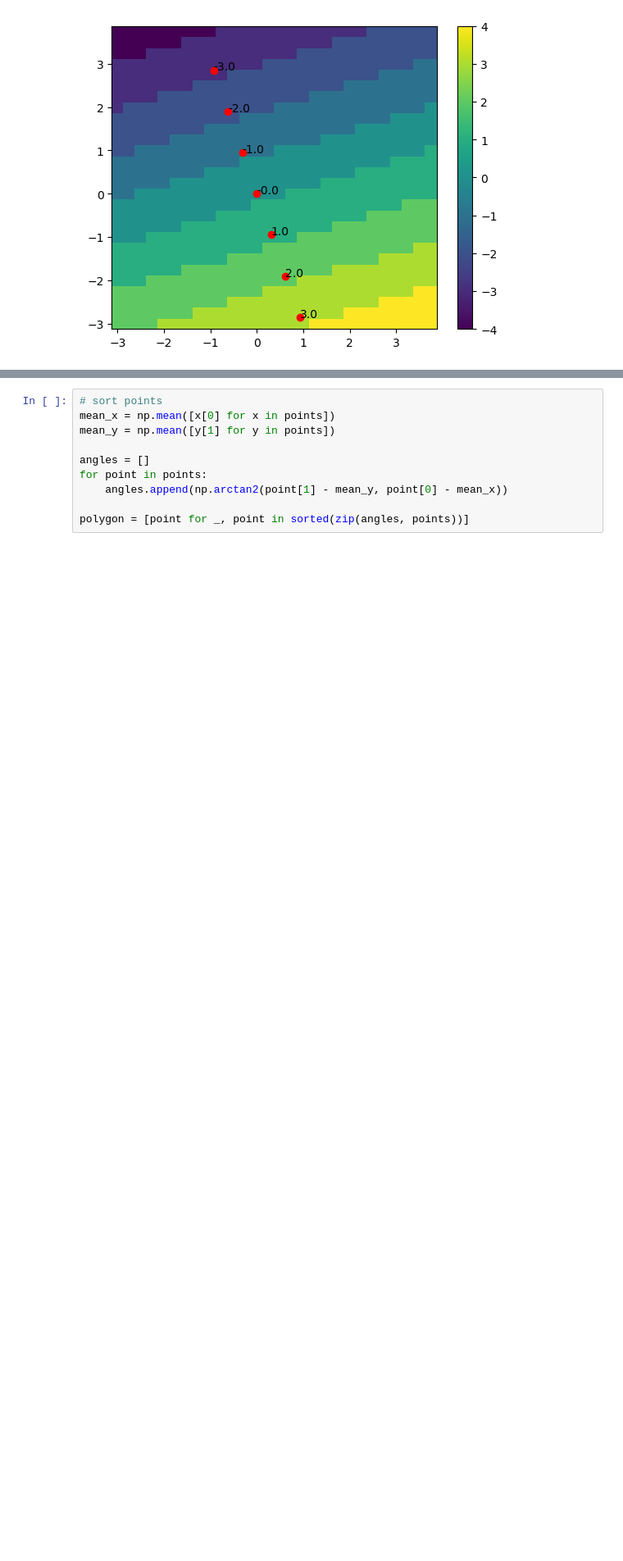
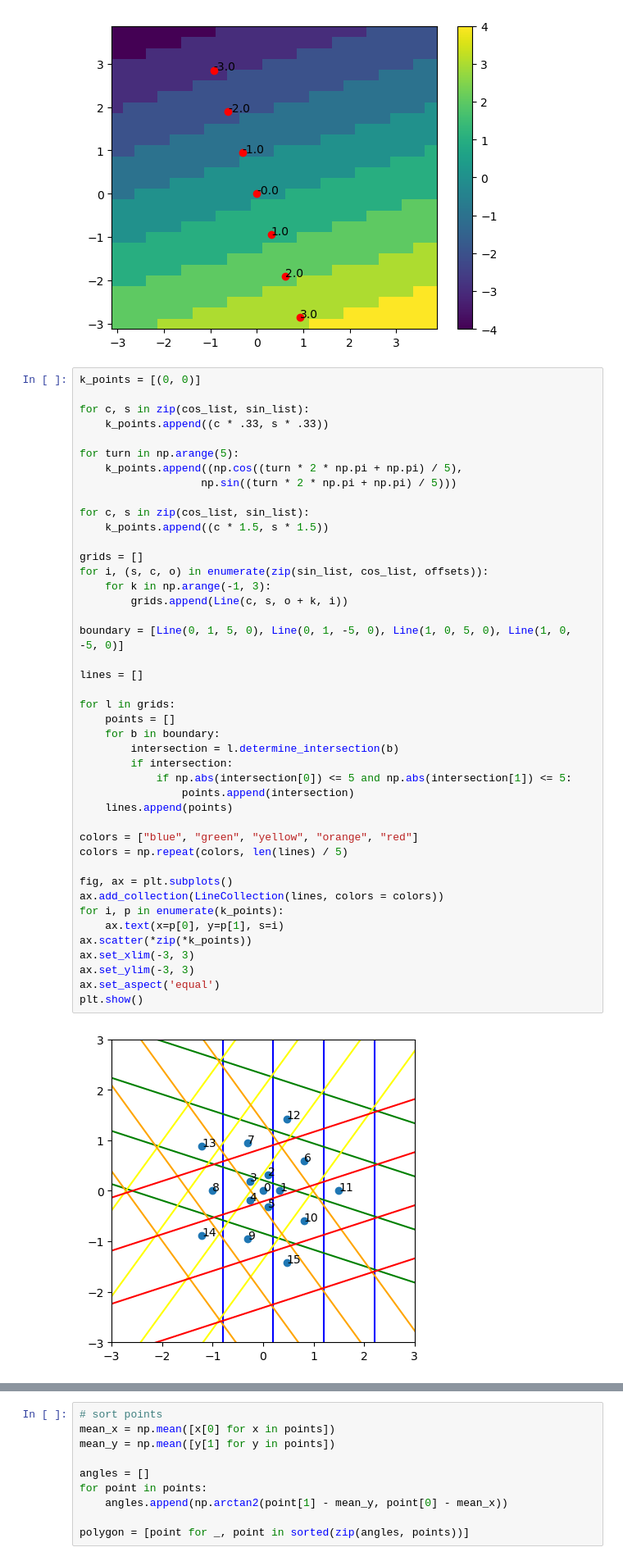
Before and after one commit to WilliamTylerBradley/grid_tilings, a Jupyter notebook: testing_02.ipynb, the cells around one changed output, grey strips where cells are left out. Shown at 82% size. Saved outputs shown, nothing was run; the diff lists cells and outputs as text; blank space fills up the shorter version.

```diff
--- a/testing_02.ipynb
+++ b/testing_02.ipynb
@@ -200,3 +194,48 @@ plt.scatter(points_x, points_y, color='red')
 plt.show()
 # %% [output]
 [figure]
+# %%
+k_points = [(0, 0)]
+
+for c, s in zip(cos_list, sin_list):
+    k_points.append((c * .33, s * .33))
+
+for turn in np.arange(5):
+    k_points.append((np.cos((turn * 2 * np.pi + np.pi) / 5),
+                   np.sin((turn * 2 * np.pi + np.pi) / 5)))
+
+for c, s in zip(cos_list, sin_list):
+    k_points.append((c * 1.5, s * 1.5))
+
+grids = []
+for i, (s, c, o) in enumerate(zip(sin_list, cos_list, offsets)):
+    for k in np.arange(-1, 3):
+        grids.append(Line(c, s, o + k, i))
+
+boundary = [Line(0, 1, 5, 0), Line(0, 1, -5, 0), Line(1, 0, 5, 0), Line(1, 0, -5, 0)]
+
+lines = []
+
+for l in grids:
+    points = []
+    for b in boundary:
+        intersection = l.determine_intersection(b)
+        if intersection:
+            if np.abs(intersection[0]) <= 5 and np.abs(intersection[1]) <= 5:
+                points.append(intersection)
+    lines.append(points)
+
+colors = ["blue", "green", "yellow", "orange", "red"]
+colors = np.repeat(colors, len(lines) / 5)
+
+fig, ax = plt.subplots()
+ax.add_collection(LineCollection(lines, colors = colors))
+for i, p in enumerate(k_points):
+    ax.text(x=p[0], y=p[1], s=i)
+ax.scatter(*zip(*k_points))
+ax.set_xlim(-3, 3)
+ax.set_ylim(-3, 3)
+ax.set_aspect('equal')
+plt.show()
+# %% [output]
+[figure, added]
```
Also changed, not shown: parts of 15 cells of this notebook, 2 other files.
